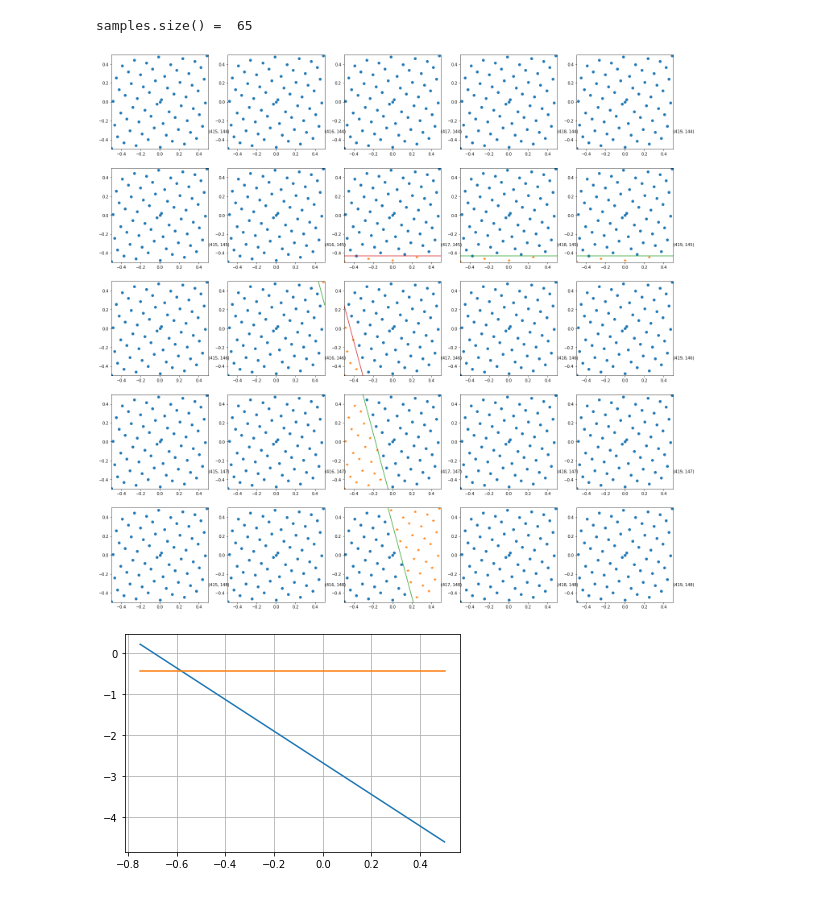
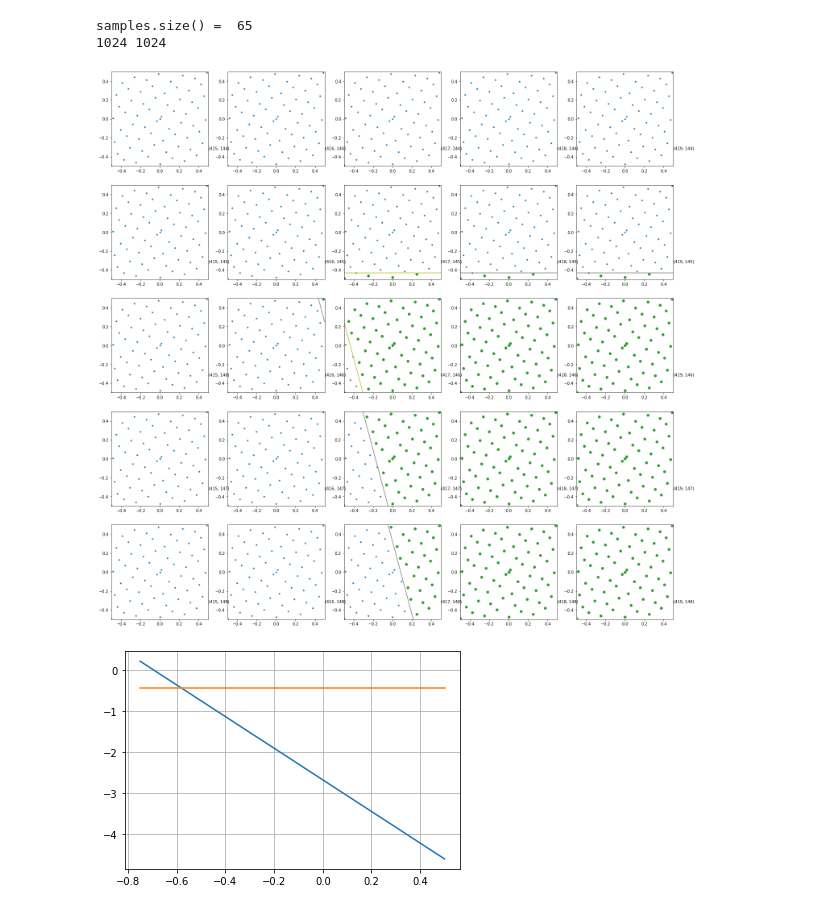
Before and after one commit to msu-graphics-group/scenes, a Jupyter notebook: sample_loader_app/debug_pixel.ipynb, the cells around one changed output. Drawn from its saved outputs; the diff is of its cells as text; code cells hidden in the pictures.

Commit message:
Support labels based on geom id.

```diff
--- a/sample_loader_app/debug_pixel.ipynb
+++ b/sample_loader_app/debug_pixel.ipynb
@@ -8,16 +8,19 @@ with open("debug_pixels/a_samples.bin", "rb") as fin:
   samples_cnt = struct.unpack("i", fin.read(4))[0]
   samples = np.array(struct.unpack("f" * samples_cnt * 2, fin.read(4 * samples_cnt * 2))).reshape(samples_cnt, 2)
   print("samples.size() = ", len(samples))
+  height, width = struct.unpack("ii", fin.read(4 * 2))
+  print(height, width)
+  pixels = np.array(struct.unpack("i" * height * width, fin.read(4 * height * width))).reshape(height, width)
 
 class PixelData:
-  def __init__(self, filename):
+  def __init__(self, filename, x, y):
+    self.lines = []
+    self.labels = np.array([0] * samples_cnt)
     if not os.path.exists(filename):
-      self.lines = []
-      self.labels = np.array([0] * samples_cnt)
+      self.labels = np.array([pixels[y, x] for _ in range(samples_cnt)])
       return
     with open(filename, "rb") as fin:
       linesNum = struct.unpack("i", fin.read(4))[0]
-      # print("linesNum = ", linesNum)
       self.lines =[
         struct.unpack("f" * 3, fin.read(4 * 3))
         for _ in range(linesNum)
@@ -25,6 +28,7 @@ class PixelData:
       self.labels = np.array(struct.unpack("i" * samples_cnt, fin.read(4 * samples_cnt)))
 # %% [output]
 samples.size() =  65
+1024 1024
 # %%
 #center_x,center_y = 418,153
 center_x,center_y = 417,146
@@ -38,34 +42,39 @@ coords = [
 ]
 
 pixelsToOpen = [
-    ["debug_pixels/pix_{}_{}.bin".format("0" * (4 - len(str(x))) + str(x), "0" * (4 - len(str(y))) + str(y)) for x in range(center_x - half_window, center_x + half_window + 1)]
+    [
+        ("debug_pixels/pix_{}_{}.bin".format("0" * (4 - len(str(x))) + str(x), "0" * (4 - len(str(y))) + str(y)), x, y)
+        for x in range(center_x - half_window, center_x + half_window + 1)
+    ]
     for y in range(center_y - half_window, center_y + half_window + 1)
 ]
 
-pixels = [[PixelData(p) for p in pixelLine] for pixelLine in pixelsToOpen]
+pixels = [[PixelData(*p) for p in pixelLine] for pixelLine in pixelsToOpen]
 # %%
 fig = plt.figure(figsize=(5 * len(pixels[0]), 5 * len(pixels)))
+
+labels = ".*ov^<>12348spPhH"
 
 idx = 0
 for (pix_line,line) in zip(reversed(pixels), reversed(coords)):
     for (pixel,coords) in zip(reversed(pix_line), reversed(line)):
         ax = fig.add_subplot(len(pixels), len(pix_line), len(pixels) * len(pix_line) - idx)
         radius = 0.5
         plt.xlim(-radius, radius)
         plt.ylim(-radius, radius)
         ax.annotate(str(coords), xy=(0.5, -0.325))
-        ax.plot(samples[pixel.labels == 0][:, 0], samples[pixel.labels == 0][:, 1], 'o')
-        ax.plot(samples[pixel.labels == 1][:, 0], samples[pixel.labels == 1][:, 1], '*')
+        for label_id, label in enumerate(labels):
+            ax.plot(samples[pixel.labels == label_id][:, 0], samples[pixel.labels == label_id][:, 1], label)
 
         # Uncomment to annotate samples
         # for i in range(len(samples)):
         #     plt.annotate(str(i), samples[i], textcoords="offset points", xytext=(0,8),ha='center')
         for l in pixel.lines:
             x = np.linspace(-radius, radius)
             plt.plot(x, -(l[0] / l[1] * x + l[2] / l[1]))
         idx += 1
 # %% [output]
-[figure, old version]
+[figure, new version]
 # %%
 L1 = [1.43924141,0.373829037,1]
 L2 = [0,2.32051563,1]
```
Also changed, not shown: 1 other file.
